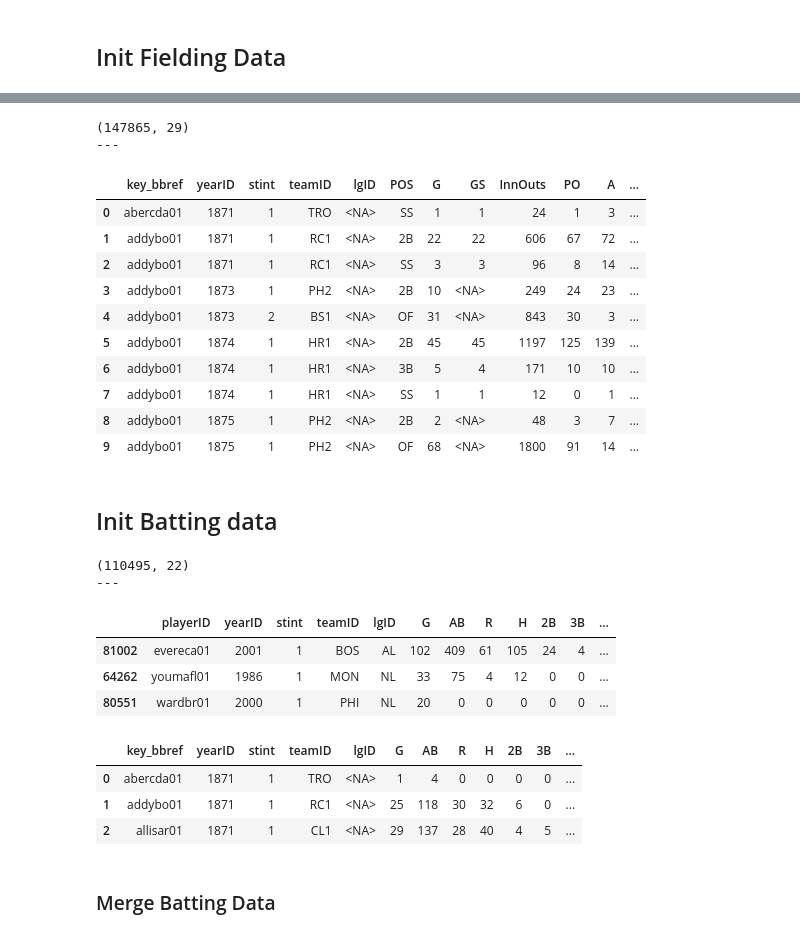
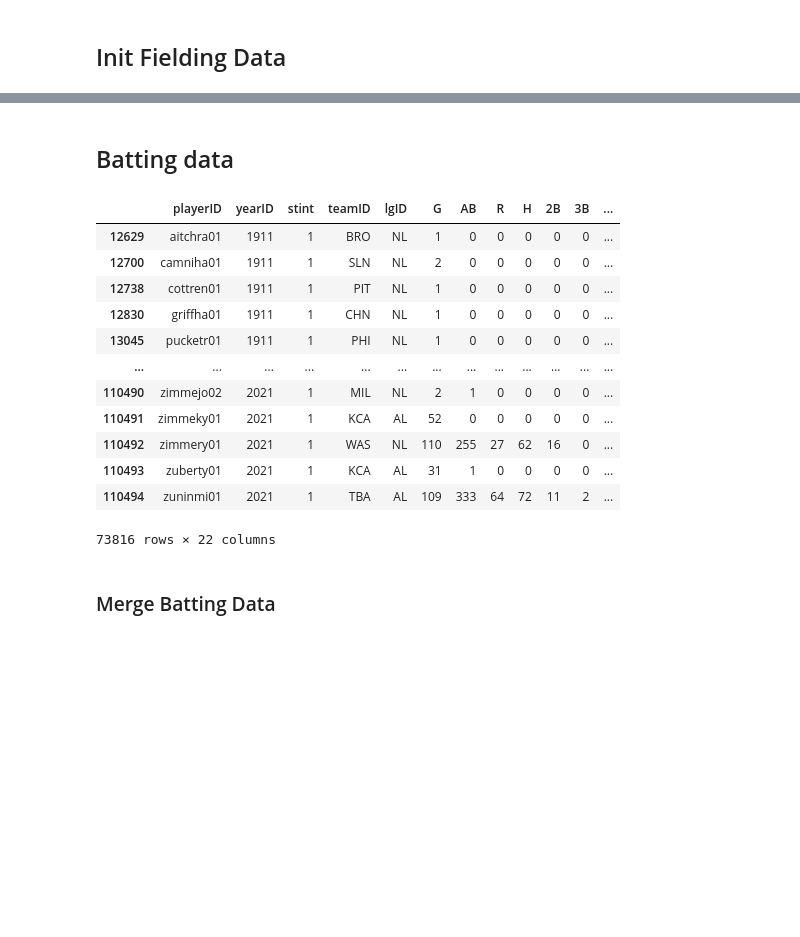
Before and after one commit to obverter/bmi-stars, a Jupyter notebook: notebooks/Roster.ipynb, the cells around one changed output, grey strips where cells are left out. Saved outputs shown, nothing was run; the diff lists cells and outputs as text; code cells hidden in the pictures; blank space fills up the shorter version.

```diff
--- a/notebooks/Roster.ipynb
+++ b/notebooks/Roster.ipynb
@@ -177,49 +108,27 @@ df.sample(10)
-# %%
-print(df.shape)
-print('---')
-df.head(10)
-# %% [output]
-(147865, 29)
----
-|  | key_bbref | yearID | stint | teamID | lgID | POS | G | GS | InnOuts | PO | A | ... |
-| 0 | abercda01 | 1871 | 1 | TRO | <NA> | SS | 1 | 1 | 24 | 1 | 3 | ... |
-| 1 | addybo01 | 1871 | 1 | RC1 | <NA> | 2B | 22 | 22 | 606 | 67 | 72 | ... |
-| 2 | addybo01 | 1871 | 1 | RC1 | <NA> | SS | 3 | 3 | 96 | 8 | 14 | ... |
-| 3 | addybo01 | 1873 | 1 | PH2 | <NA> | 2B | 10 | <NA> | 249 | 24 | 23 | ... |
-| 4 | addybo01 | 1873 | 2 | BS1 | <NA> | OF | 31 | <NA> | 843 | 30 | 3 | ... |
-| 5 | addybo01 | 1874 | 1 | HR1 | <NA> | 2B | 45 | 45 | 1197 | 125 | 139 | ... |
-| 6 | addybo01 | 1874 | 1 | HR1 | <NA> | 3B | 5 | 4 | 171 | 10 | 10 | ... |
-| 7 | addybo01 | 1874 | 1 | HR1 | <NA> | SS | 1 | 1 | 12 | 0 | 1 | ... |
-| 8 | addybo01 | 1875 | 1 | PH2 | <NA> | 2B | 2 | <NA> | 48 | 3 | 7 | ... |
-| 9 | addybo01 | 1875 | 1 | PH2 | <NA> | OF | 68 | <NA> | 1800 | 91 | 14 | ... |
 # %% [markdown]
-## Init Batting data
+## Batting data
 # %%
 # batting stats by year
 batting = pd.DataFrame(batting()) # this is fine
 
 batting = batting.convert_dtypes()
 batting.dropna(axis=0, how='any', thresh=None, subset=None, inplace=False)
-
-print(batting.shape)
-print('---')
-batting.sample(3)
 # %% [output]
+|  | playerID | yearID | stint | teamID | lgID | G | AB | R | H | 2B | 3B | ... |
+| 12629 | aitchra01 | 1911 | 1 | BRO | NL | 1 | 0 | 0 | 0 | 0 | 0 | ... |
+| 12700 | camniha01 | 1911 | 1 | SLN | NL | 2 | 0 | 0 | 0 | 0 | 0 | ... |
+| 12738 | cottren01 | 1911 | 1 | PIT | NL | 1 | 0 | 0 | 0 | 0 | 0 | ... |
+| 12830 | griffha01 | 1911 | 1 | CHN | NL | 1 | 0 | 0 | 0 | 0 | 0 | ... |
+| 13045 | pucketr01 | 1911 | 1 | PHI | NL | 1 | 0 | 0 | 0 | 0 | 0 | ... |
+| ... | ... | ... | ... | ... | ... | ... | ... | ... | ... | ... | ... | ... |
+| 110490 | zimmejo02 | 2021 | 1 | MIL | NL | 2 | 1 | 0 | 0 | 0 | 0 | ... |
+| 110491 | zimmeky01 | 2021 | 1 | KCA | AL | 52 | 0 | 0 | 0 | 0 | 0 | ... |
+| 110492 | zimmery01 | 2021 | 1 | WAS | NL | 110 | 255 | 27 | 62 | 16 | 0 | ... |
+| 110493 | zuberty01 | 2021 | 1 | KCA | AL | 31 | 1 | 0 | 0 | 0 | 0 | ... |
+| 110494 | zuninmi01 | 2021 | 1 | TBA | AL | 109 | 333 | 64 | 72 | 11 | 2 | ... |
-(110495, 22)
----
+73816 rows × 22 columns
-|  | playerID | yearID | stint | teamID | lgID | G | AB | R | H | 2B | 3B | ... |
-| 81002 | evereca01 | 2001 | 1 | BOS | AL | 102 | 409 | 61 | 105 | 24 | 4 | ... |
-| 64262 | youmafl01 | 1986 | 1 | MON | NL | 33 | 75 | 4 | 12 | 0 | 0 | ... |
-| 80551 | wardbr01 | 2000 | 1 | PHI | NL | 20 | 0 | 0 | 0 | 0 | 0 | ... |
 # %%
 batting = batting.rename(columns={"playerID": "key_bbref"})
-# %%
-batting.head(3)
-# %% [output]
-|  | key_bbref | yearID | stint | teamID | lgID | G | AB | R | H | 2B | 3B | ... |
-| 0 | abercda01 | 1871 | 1 | TRO | <NA> | 1 | 4 | 0 | 0 | 0 | 0 | ... |
-| 1 | addybo01 | 1871 | 1 | RC1 | <NA> | 25 | 118 | 30 | 32 | 6 | 0 | ... |
-| 2 | allisar01 | 1871 | 1 | CL1 | <NA> | 29 | 137 | 28 | 40 | 4 | 5 | ... |
 # %% [markdown]
 ### Merge Batting Data
 # %%
```
Also changed, not shown: parts of 44 cells of this notebook, 21 other files.
